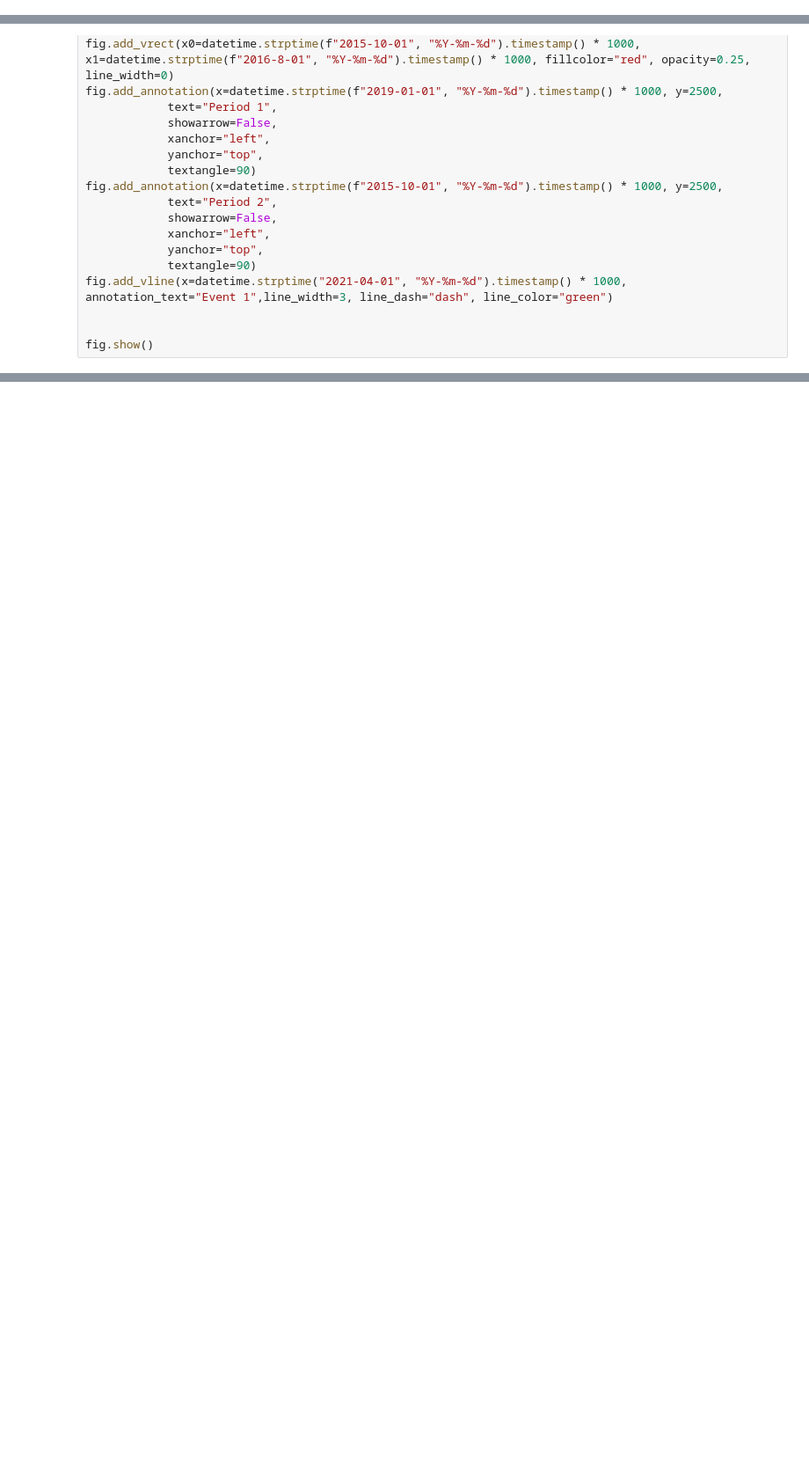
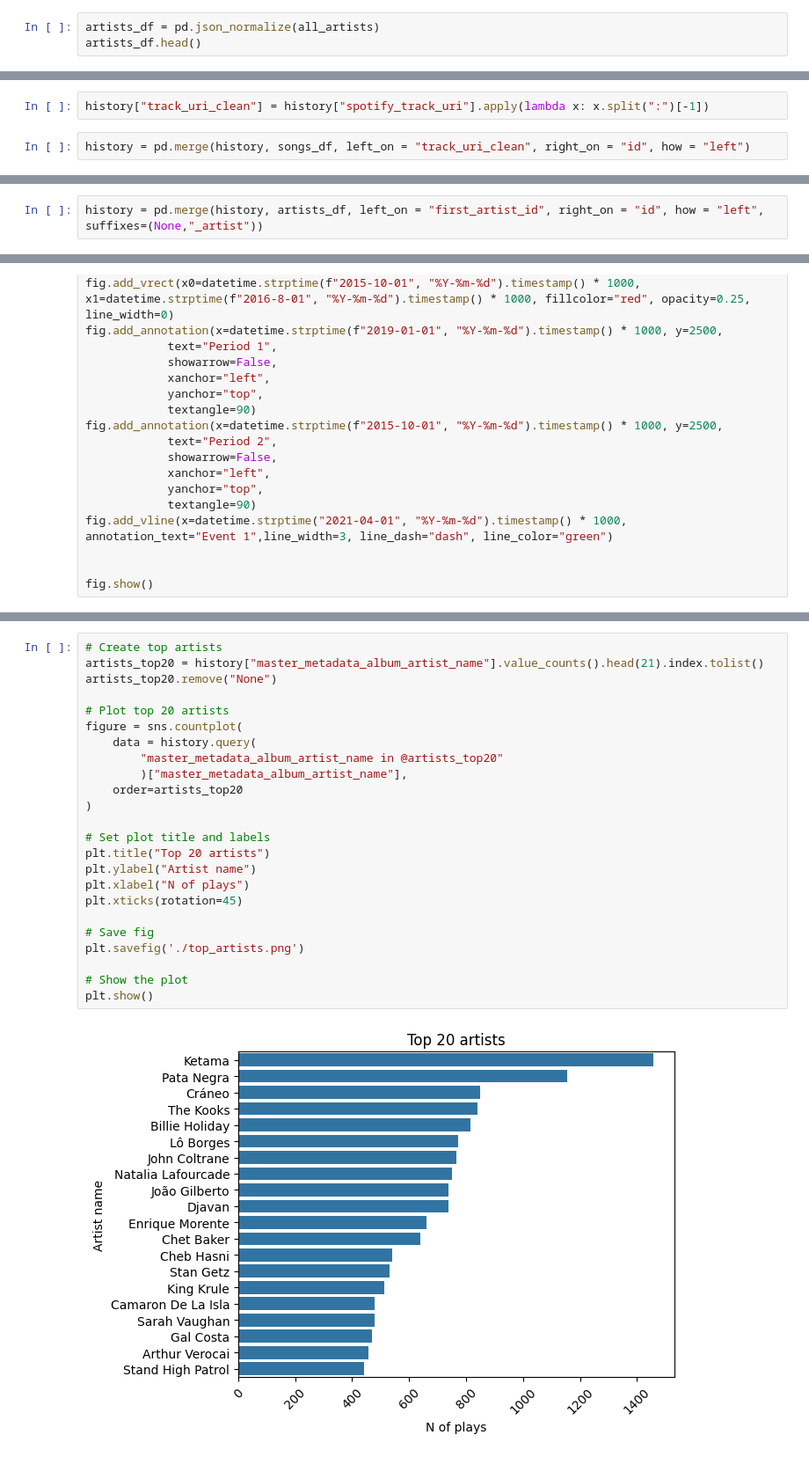
Before and after one commit to jvaleroliet/spotify-analysis, a Jupyter notebook: spotify_analysis.ipynb, the cells around one changed output, grey strips where cells are left out. Shown at 88% size. Drawn from its saved outputs; the diff is of its cells as text; blank space fills up the shorter version.

```diff
--- a/spotify_analysis.ipynb
+++ b/spotify_analysis.ipynb
@@ -173,0 +285,3 @@ history.drop_duplicates(inplace=True)
+# %%
+artists_df = pd.json_normalize(all_artists)
+artists_df.head()
@@ -173,0 +297,4 @@ history.drop_duplicates(inplace=True)
+# %%
+history["track_uri_clean"] = history["spotify_track_uri"].apply(lambda x: x.split(":")[-1])
+# %%
+history = pd.merge(history, songs_df, left_on = "track_uri_clean", right_on = "id", how = "left")
@@ -173,0 +305,2 @@ history.drop_duplicates(inplace=True)
+# %%
+history = pd.merge(history, artists_df, left_on = "first_artist_id", right_on = "id", how = "left", suffixes=(None,"_artist"))
@@ -301,0 +474,26 @@ fig.show()
+# %%
+# Create top artists
+artists_top20 = history["master_metadata_album_artist_name"].value_counts().head(21).index.tolist()
+artists_top20.remove("None")
+
+# Plot top 20 artists
+figure = sns.countplot(
+    data = history.query(
+        "master_metadata_album_artist_name in @artists_top20"
+        )["master_metadata_album_artist_name"],
+    order=artists_top20
+)
+
+# Set plot title and labels
+plt.title("Top 20 artists")
+plt.ylabel("Artist name")
+plt.xlabel("N of plays")
+plt.xticks(rotation=45)
+
+# Save fig
+plt.savefig('./top_artists.png')
+
+# Show the plot
+plt.show()
+# %% [output]
+[figure, added]
```
Also changed, not shown: parts of 97 cells of this notebook.
